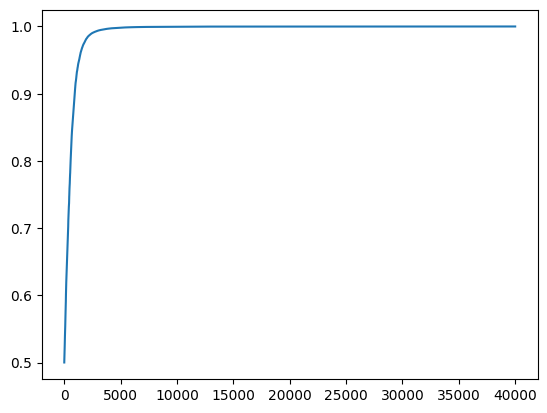
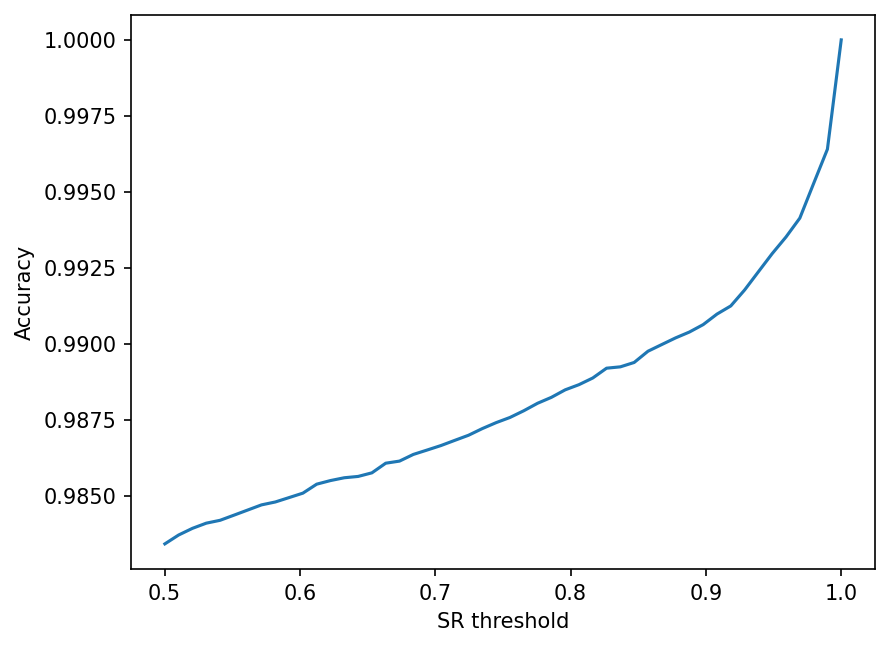
The notebook cell's code change between the first figure and the second:
--- before
+++ after
@@ -1,2 +1,9 @@
-plt.plot(list(sgp_set.sort_values('kappa').kappa))
+accs = []
+thresholds = np.linspace(sgp_set.kappa.min(), sgp_set.kappa.max(), num = 50)
+for t in thresholds:
+    selected = sgp_set.loc[sgp_set.kappa >= t].copy()
+    accs.append((selected.y_true==selected.y_pred).sum()/selected.shape[0])
+plt.plot(thresholds, accs)
+plt.ylabel('Accuracy')
+plt.xlabel('SR threshold')
 plt.show()

Commit: forgot resnet